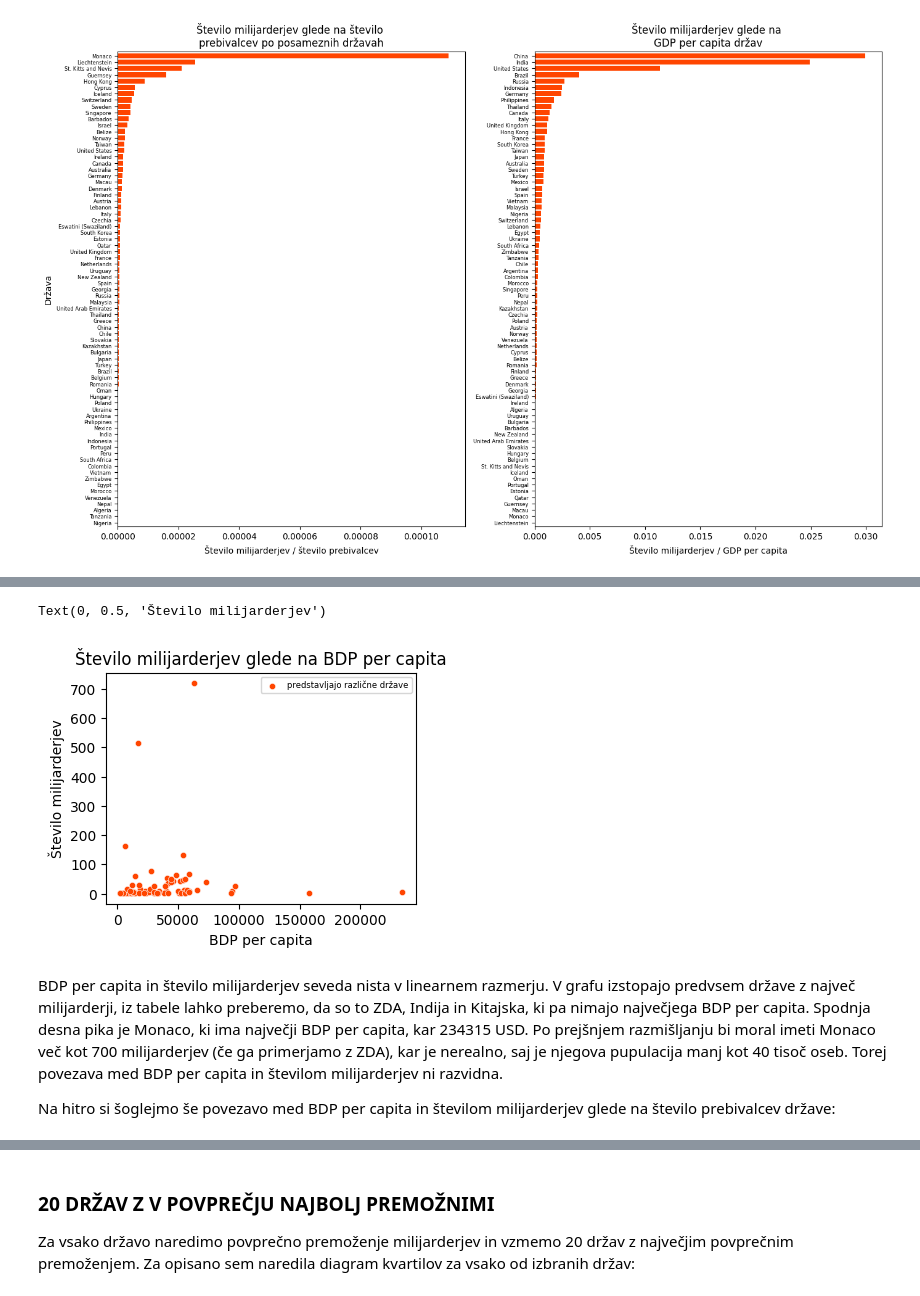
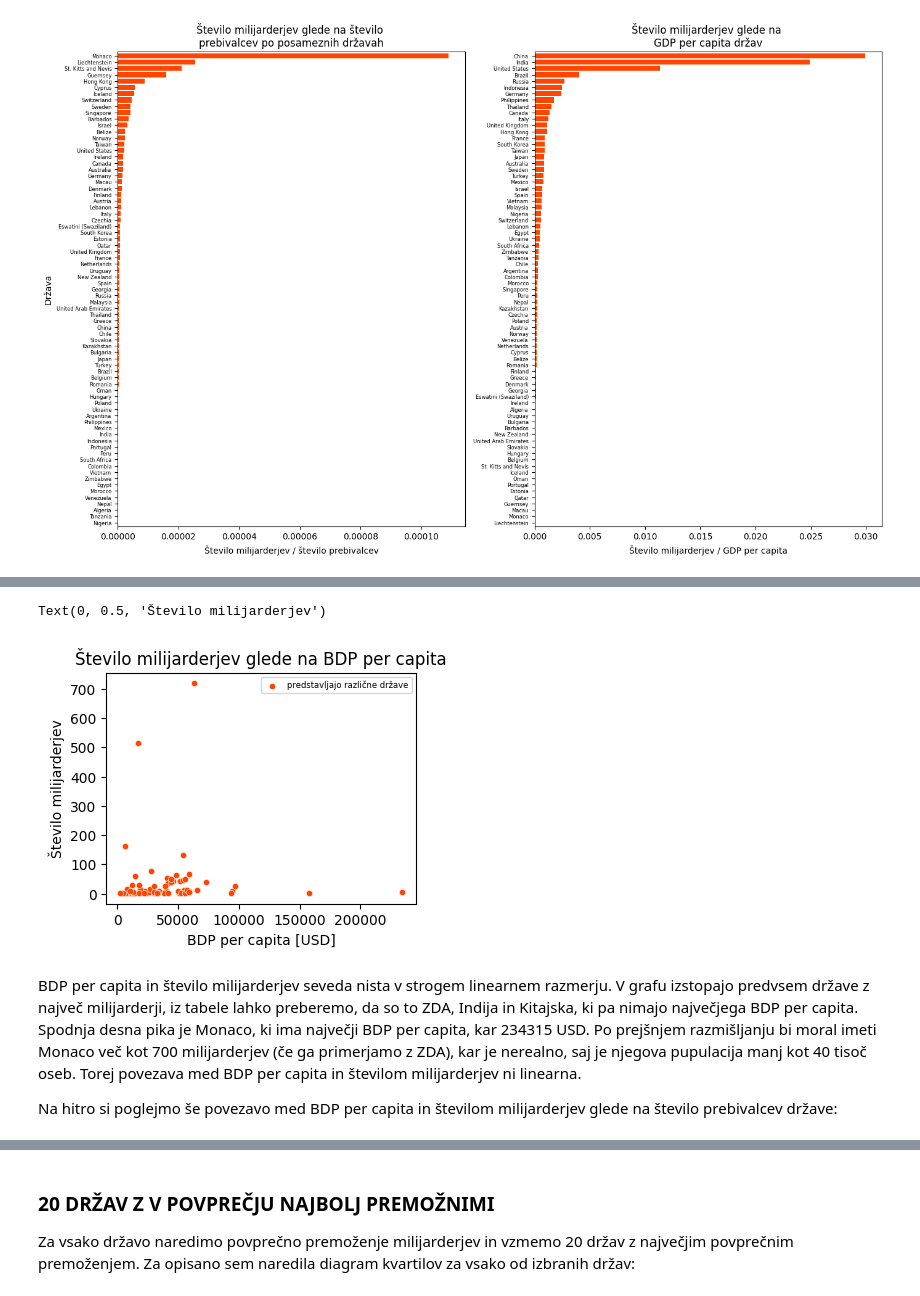
Before and after one commit to karolina-sa/Forbes-list-PROG1-projekt, a Jupyter notebook: analiza_Forbes_list.ipynb, the cells around one changed output, grey strips where cells are left out. Cells and saved outputs as stored; diff of their text form; code cells hidden in the pictures.

```diff
--- a/analiza_Forbes_list.ipynb
+++ b/analiza_Forbes_list.ipynb
@@ -268,18 +280,18 @@ Poglejmo si povezavo BDP per capita in številom milijarderjev:
 # %%
 plt.rcParams["figure.figsize"] = (4,3)
 plt.rcParams.update({'legend.fontsize': 6})
 sns.scatterplot(x = forbes_countries.gdp_pc, y = forbes_countries.forbes_count, label = 'predstavljajo različne države', legend = True, color = 'orangered', s = 20)
 plt.title('Število milijarderjev glede na BDP per capita')
-plt.xlabel('BDP per capita')
+plt.xlabel('BDP per capita [USD]')
 plt.ylabel('Število milijarderjev')
 # %% [output]
 Text(0, 0.5, 'Število milijarderjev')
-[figure, old version]
+[figure, new version]
 # %% [markdown]
-BDP per capita in število milijarderjev seveda nista v linearnem razmerju. V grafu izstopajo predvsem države z največ milijarderji, iz tabele lahko preberemo, da so to ZDA, Indija in Kitajska, ki pa nimajo največjega BDP per capita. Spodnja desna pika je Monaco, ki ima največji BDP per capita, kar 234315 USD. Po prejšnjem razmišljanju bi moral imeti Monaco več kot 700 milijarderjev (če ga primerjamo z ZDA), kar je nerealno, saj je njegova pupulacija manj kot 40 tisoč oseb.
-Torej povezava med BDP per capita in številom milijarderjev ni razvidna.
+BDP per capita in število milijarderjev seveda nista v strogem linearnem razmerju. V grafu izstopajo predvsem države z največ milijarderji, iz tabele lahko preberemo, da so to ZDA, Indija in Kitajska, ki pa nimajo največjega BDP per capita. Spodnja desna pika je Monaco, ki ima največji BDP per capita, kar 234315 USD. Po prejšnjem razmišljanju bi moral imeti Monaco več kot 700 milijarderjev (če ga primerjamo z ZDA), kar je nerealno, saj je njegova pupulacija manj kot 40 tisoč oseb.
+Torej povezava med BDP per capita in številom milijarderjev ni linearna.
 
-Na hitro si šoglejmo še povezavo med BDP per capita in številom milijarderjev glede na število prebivalcev države:
+Na hitro si poglejmo še povezavo med BDP per capita in številom milijarderjev glede na število prebivalcev države:
 # %%
 sns.scatterplot(x = forbes_countries.gdp_pc, y = forbes_countries.forbes_na_preb, label = 'predstavljajo različne države', legend = True, color = 'orangered', s = 20)
 plt.title('Število milijarderjev na število prebivalcev \nglede na BDP per capita')
```
Also changed, not shown: parts of 23 cells of this notebook, 1 other file.
